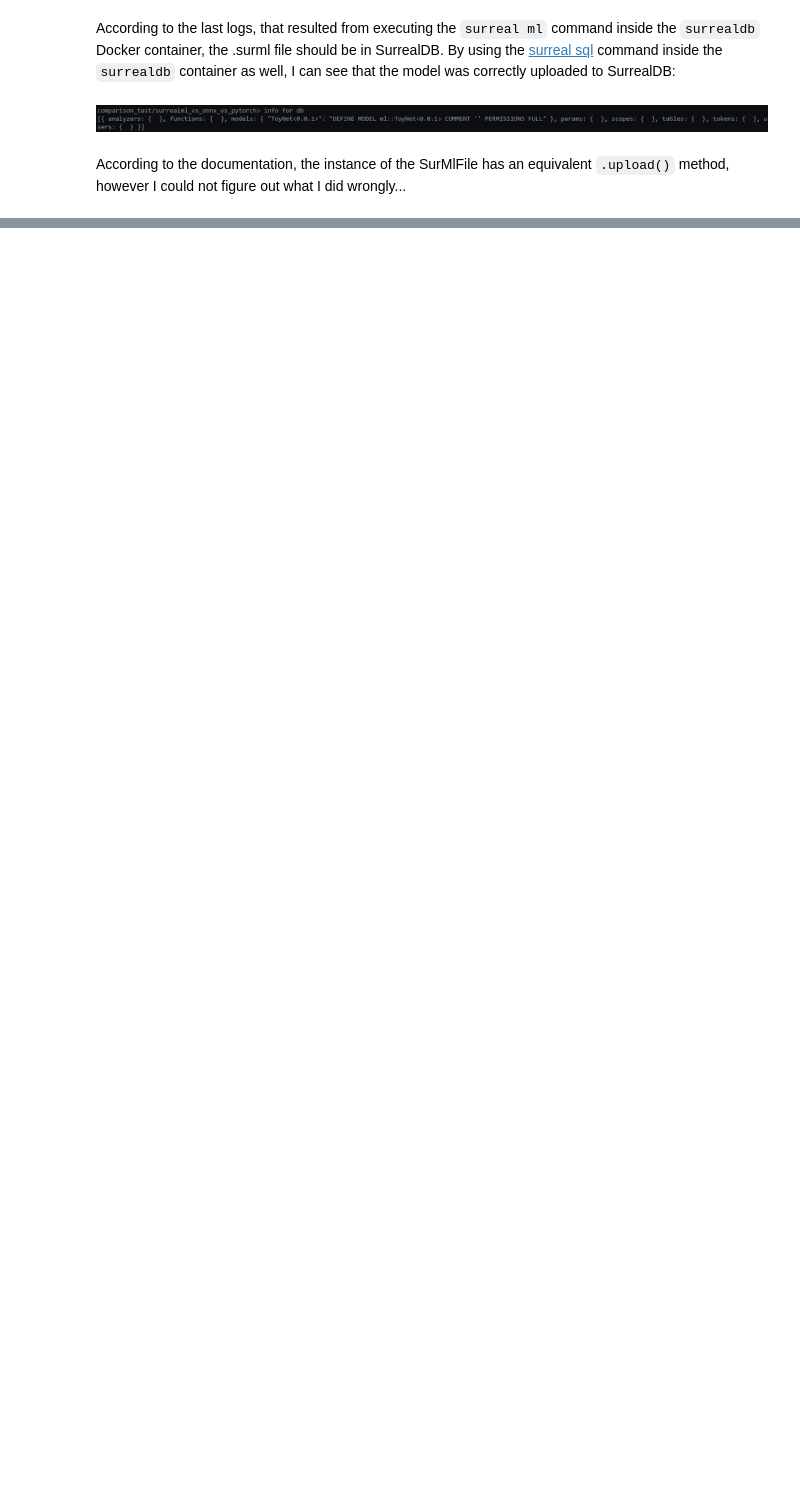
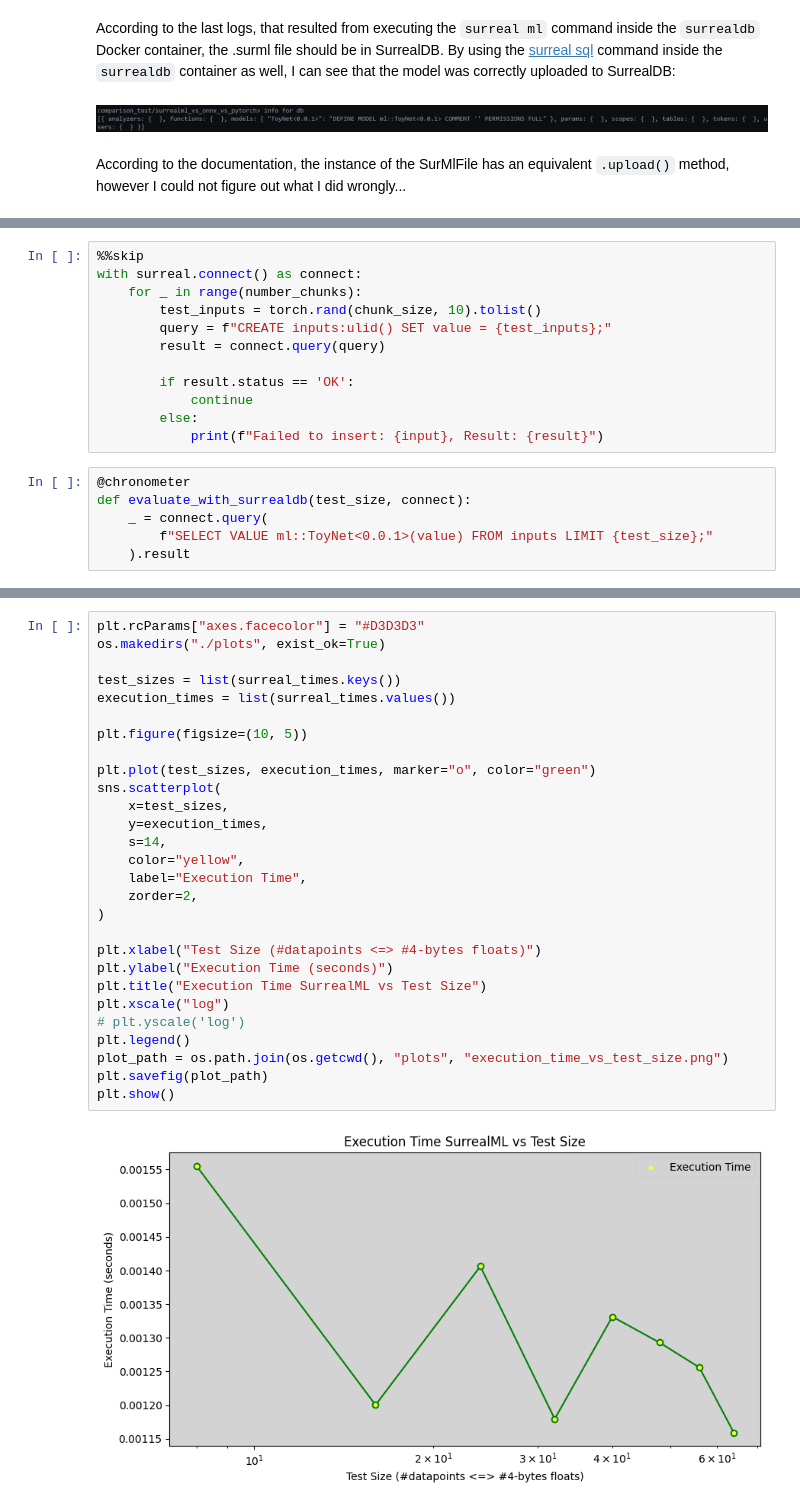
Before and after one commit to vladimirrotariu/surrealml-vs-onnx-vs-pytorch, a Jupyter notebook: surrealml_vs_onnx_vs_pytorch/comparing_surreal_ml_onnx_pytorch.ipynb, the cells around one changed output, grey strips where cells are left out. Saved outputs shown, nothing was run; the diff lists cells and outputs as text; blank space fills up the shorter version.

Commit message:
add PyTorch and query SurrealDB case implementation

```diff
--- a/surrealml_vs_onnx_vs_pytorch/comparing_surreal_ml_onnx_pytorch.ipynb
+++ b/surrealml_vs_onnx_vs_pytorch/comparing_surreal_ml_onnx_pytorch.ipynb
@@ -306 +294,19 @@ TypeError: Surreal.__init__() got an unexpected keyword argument 'log_level'
+# %%
+%%skip
+with surreal.connect() as connect:
+    for _ in range(number_chunks):
+        test_inputs = torch.rand(chunk_size, 10).tolist()
+        query = f"CREATE inputs:ulid() SET value = {test_inputs};"
+        result = connect.query(query)
+
+        if result.status == 'OK':
+            continue
+        else:
+            print(f"Failed to insert: {input}, Result: {result}")
+# %%
+@chronometer
+def evaluate_with_surrealdb(test_size, connect):
+    _ = connect.query(
+        f"SELECT VALUE ml::ToyNet<0.0.1>(value) FROM inputs LIMIT {test_size};"
+    ).result
 # %%
@@ -325,0 +337,30 @@ except Exception as e:
+# %%
+plt.rcParams["axes.facecolor"] = "#D3D3D3"
+os.makedirs("./plots", exist_ok=True)
+
+test_sizes = list(surreal_times.keys())
+execution_times = list(surreal_times.values())
+
+plt.figure(figsize=(10, 5))
+
+plt.plot(test_sizes, execution_times, marker="o", color="green")
+sns.scatterplot(
+    x=test_sizes,
+    y=execution_times,
+    s=14,
+    color="yellow",
+    label="Execution Time",
+    zorder=2,
+)
+
+plt.xlabel("Test Size (#datapoints <=> #4-bytes floats)")
+plt.ylabel("Execution Time (seconds)")
+plt.title("Execution Time SurrealML vs Test Size")
+plt.xscale("log")
+# plt.yscale('log')
+plt.legend()
+plot_path = os.path.join(os.getcwd(), "plots", "execution_time_vs_test_size.png")
+plt.savefig(plot_path)
+plt.show()
+# %% [output]
+[figure, added]
```
Also changed, not shown: parts of 27 cells of this notebook, 24 other files.
